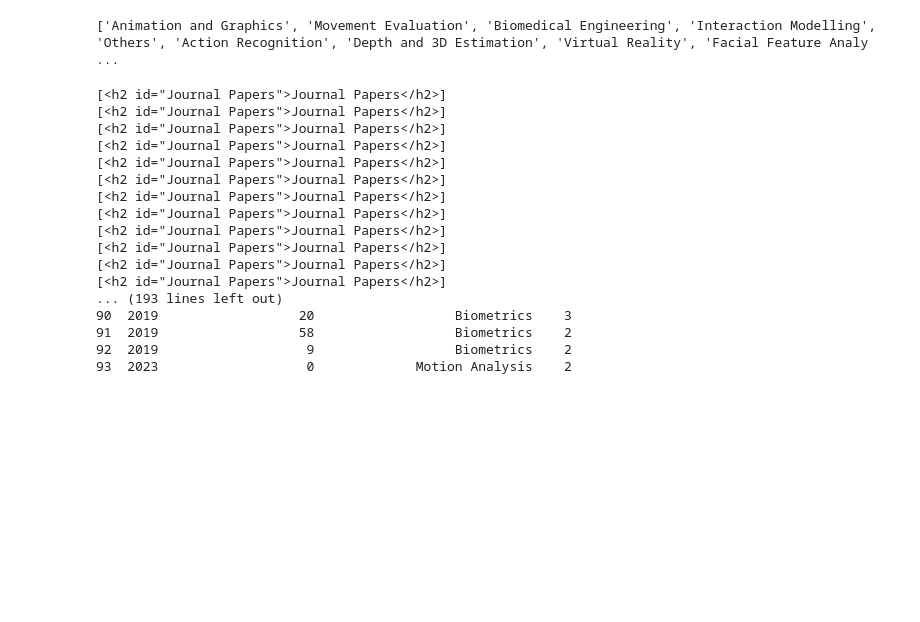
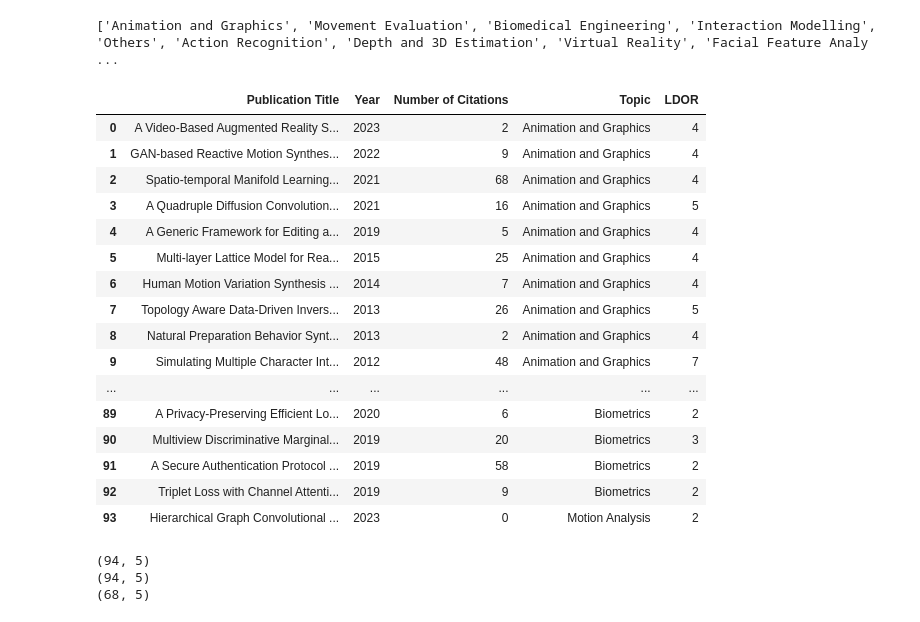
Before and after one commit to alasdair-breasley/pds-assignment, a Jupyter notebook: PDS_Assignment.ipynb, the cells around one changed output. Cells and saved outputs as stored; diff of their text form; code cells hidden in the pictures; blank space fills up the shorter version.

Commit message:
Question 2 - Deduplicate data, create citations analysis table.

```diff
--- a/PDS_Assignment.ipynb
+++ b/PDS_Assignment.ipynb
@@ -325,7 +325,7 @@ for i, topic_relative_url in enumerate(publication_page_urls):
 
     journal_headers = soup.find_all(name = "h2", id = "Journal Papers")
 
-    print(journal_headers)
+    #print(journal_headers)
 
     # TODO: Check if too many journal headers
 
@@ -419,48 +419,48 @@ for i, topic_relative_url in enumerate(publication_page_urls):
             n_ldors = 0
 
         else:
 
             ldors = ldor_header.find_next_sibling(name = "div")
 
             links = len(ldors.find_all(name = "div", class_ = "ImgThumbnailDiv"))
 
             yt_vids = len(ldors.find_all(class_ = "youtube-player"))
 
             n_ldors = links + yt_vids
 
         journal_paper_ldors.append(n_ldors)
 
     #print(journal_paper_titles)
     #print(journal_paper_years)
     #print(journal_paper_ncitations)
     #print(journal_paper_topics)
     #print(journal_paper_ldors)
 
     topic_i_dataframe = pd.DataFrame({"Publication Title" : journal_paper_titles,
                                       "Year" : journal_paper_years,
                                       "Number of Citations" : journal_paper_ncitations,
                                       "Topic" : journal_paper_topics,
                                       "LDOR" : journal_paper_ldors})
 
     journal_papers_dataframe = pd.concat([journal_papers_dataframe, topic_i_dataframe], ignore_index = True)
 
 
-print(journal_papers_dataframe)
+journal_papers_dataframe
 # %% [output]
-[<h2 id="Journal Papers">Journal Papers</h2>]
-[<h2 id="Journal Papers">Journal Papers</h2>]
-[<h2 id="Journal Papers">Journal Papers</h2>]
-[<h2 id="Journal Papers">Journal Papers</h2>]
-[<h2 id="Journal Papers">Journal Papers</h2>]
-[<h2 id="Journal Papers">Journal Papers</h2>]
-[<h2 id="Journal Papers">Journal Papers</h2>]
-[<h2 id="Journal Papers">Journal Papers</h2>]
-[<h2 id="Journal Papers">Journal Papers</h2>]
-[<h2 id="Journal Papers">Journal Papers</h2>]
-[<h2 id="Journal Papers">Journal Papers</h2>]
-[<h2 id="Journal Papers">Journal Papers</h2>]
-... (193 lines left out)
-90  2019                  20                  Biometrics    3
-91  2019                  58                  Biometrics    2
-92  2019                   9                  Biometrics    2
-93  2023                   0             Motion Analysis    2
+|  | Publication Title | Year | Number of Citations | Topic | LDOR |
+| 0 | A Video-Based Augmented Reality S... | 2023 | 2 | Animation and Graphics | 4 |
+| 1 | GAN-based Reactive Motion Synthes... | 2022 | 9 | Animation and Graphics | 4 |
+| 2 | Spatio-temporal Manifold Learning... | 2021 | 68 | Animation and Graphics | 4 |
+| 3 | A Quadruple Diffusion Convolution... | 2021 | 16 | Animation and Graphics | 5 |
+| 4 | A Generic Framework for Editing a... | 2019 | 5 | Animation and Graphics | 4 |
+| 5 | Multi-layer Lattice Model for Rea... | 2015 | 25 | Animation and Graphics | 4 |
+| 6 | Human Motion Variation Synthesis ... | 2014 | 7 | Animation and Graphics | 4 |
+| 7 | Topology Aware Data-Driven Invers... | 2013 | 26 | Animation and Graphics | 5 |
+| 8 | Natural Preparation Behavior Synt... | 2013 | 2 | Animation and Graphics | 4 |
+| 9 | Simulating Multiple Character Int... | 2012 | 48 | Animation and Graphics | 7 |
+| ... | ... | ... | ... | ... | ... |
+| 89 | A Privacy-Preserving Efficient Lo... | 2020 | 6 | Biometrics | 2 |
+| 90 | Multiview Discriminative Marginal... | 2019 | 20 | Biometrics | 3 |
+| 91 | A Secure Authentication Protocol ... | 2019 | 58 | Biometrics | 2 |
+| 92 | Triplet Loss with Channel Attenti... | 2019 | 9 | Biometrics | 2 |
+| 93 | Hierarchical Graph Convolutional ... | 2023 | 0 | Motion Analysis | 2 |
@@ -466,0 +481,8 @@ print(journal_papers_dataframe)
+# %%
+print(journal_papers_dataframe.shape)
+print(unique_journal_papers_dataframe_bytopic.shape)
+print(unique_journal_papers_dataframe.shape)
+# %% [output]
+(94, 5)
+(94, 5)
+(68, 5)
```
Also changed, not shown: parts of 2 cells of this notebook.
